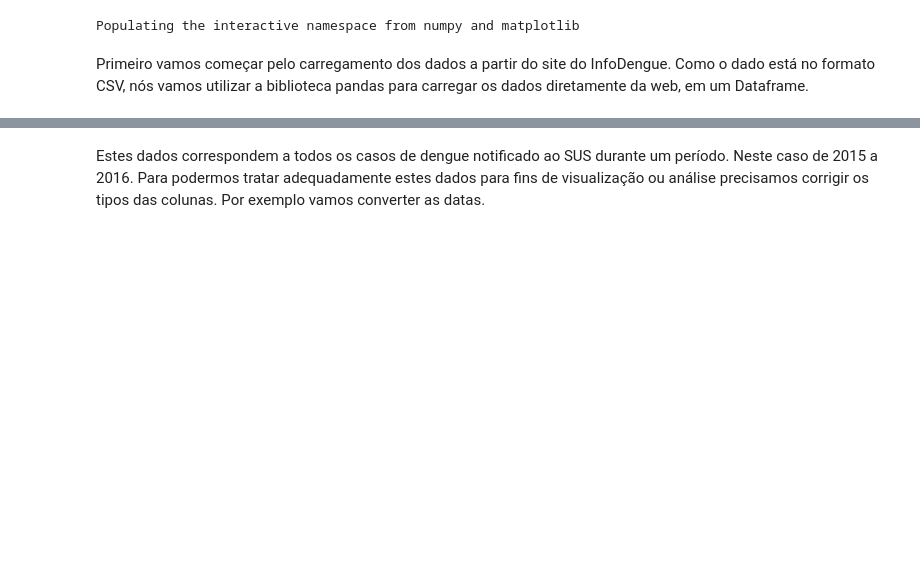
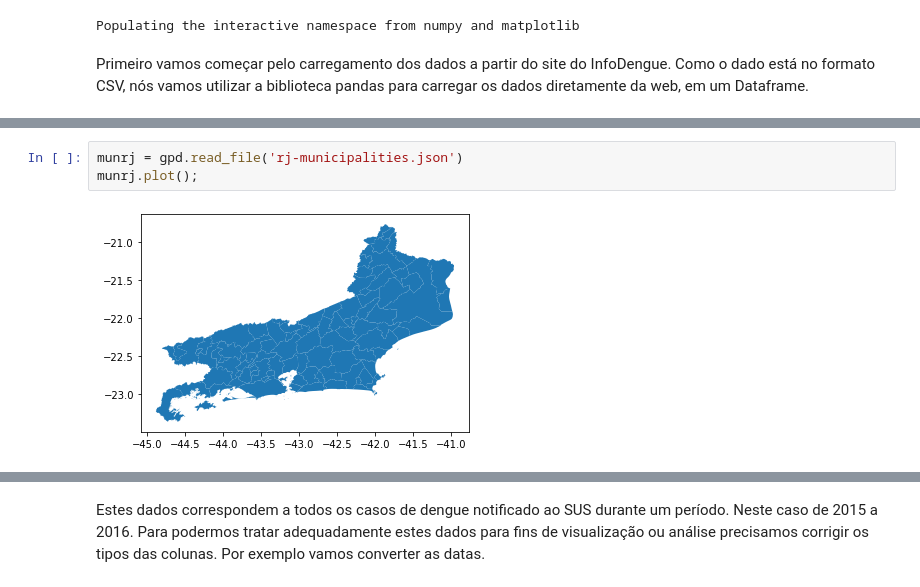
Before and after one commit to AlertaDengue/PySUS, a Jupyter notebook: docs/source/Dengue.ipynb, the cells around one changed output, grey strips where cells are left out. Drawn from its saved outputs; the diff is of its cells as text; blank space fills up the shorter version.

```diff
--- a/docs/source/Dengue.ipynb
+++ b/docs/source/Dengue.ipynb
@@ -16,3 +27,8 @@ casos = pd.read_csv('https://info.dengue.mat.br/dumps/dengue_geo_2015-16.csv', i
+# %%
+munrj = gpd.read_file('rj-municipalities.json')
+munrj.plot();
+# %% [output]
+[figure, added]
 # %%
 casos.head()
 # %% [output]
```
Also changed, not shown: parts of 10 cells of this notebook, 3 other files.
